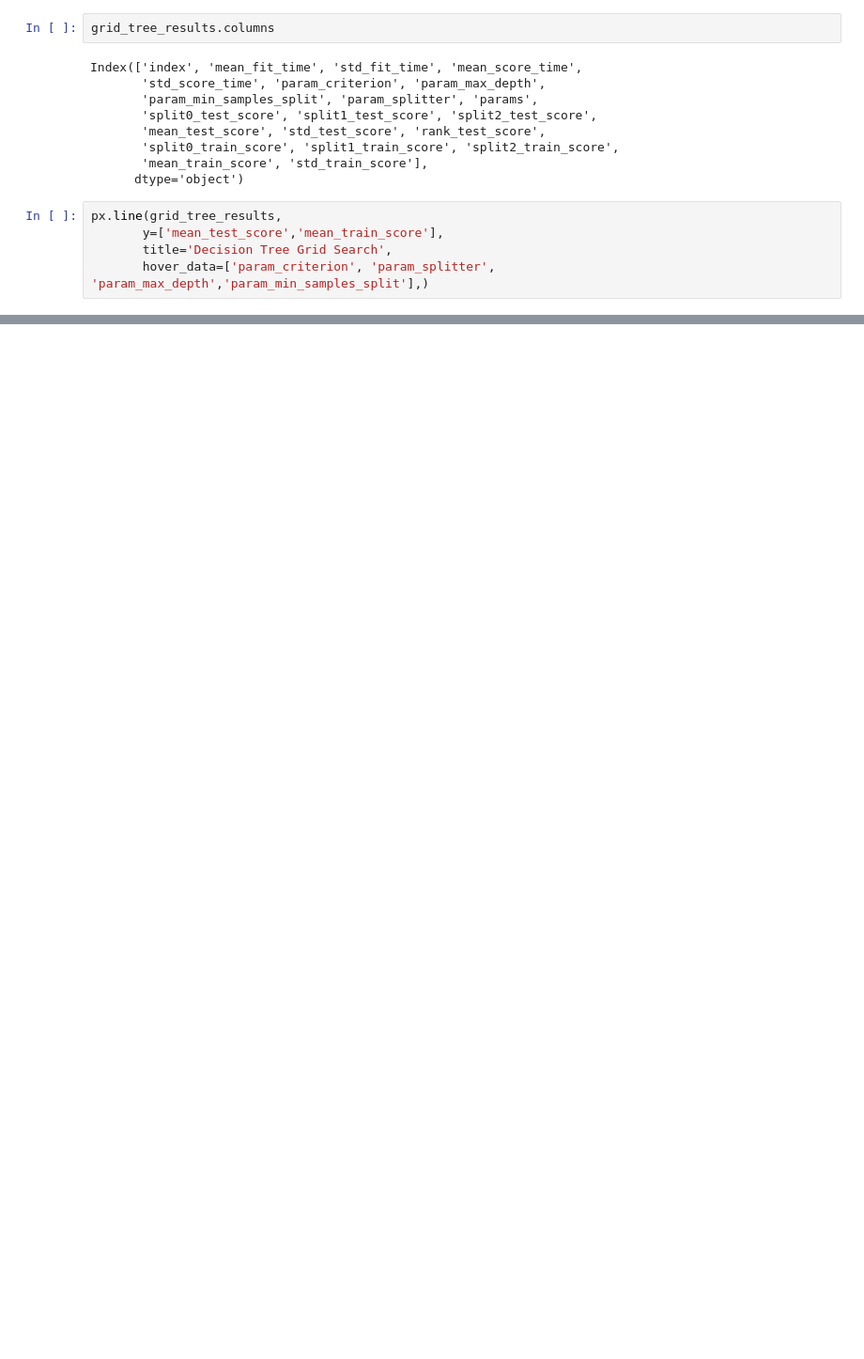
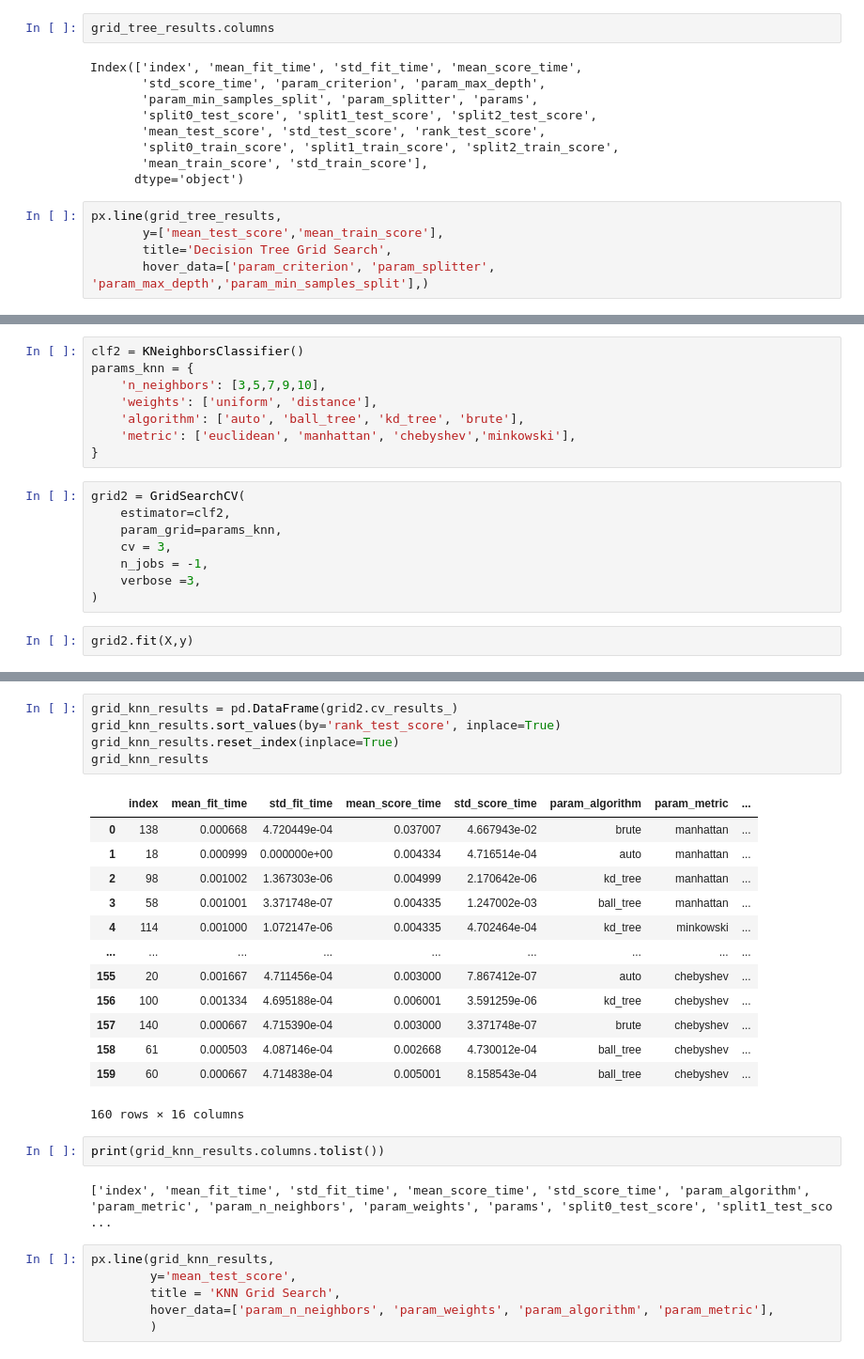
Before and after one commit to digipodium/DP-JUN-ML-200-MTTF, a Jupyter notebook: supervised/classification/grid_search.ipynb, the cells around one changed output, grey strips where cells are left out. Shown at 94% size. Saved outputs shown, nothing was run; the diff lists cells and outputs as text; blank space fills up the shorter version.

Commit message:
grid_search

```diff
--- a/supervised/classification/grid_search.ipynb
+++ b/supervised/classification/grid_search.ipynb
@@ -107,0 +110,18 @@ px.line(grid_tree_results,
+# %%
+clf2 = KNeighborsClassifier()
+params_knn = {
+    'n_neighbors': [3,5,7,9,10],
+    'weights': ['uniform', 'distance'],
+    'algorithm': ['auto', 'ball_tree', 'kd_tree', 'brute'],
+    'metric': ['euclidean', 'manhattan', 'chebyshev','minkowski'],
+}
+# %%
+grid2 = GridSearchCV(
+    estimator=clf2,
+    param_grid=params_knn,
+    cv = 3,
+    n_jobs = -1,
+    verbose =3,
+)
+# %%
+grid2.fit(X,y)
@@ -107,0 +137,29 @@ px.line(grid_tree_results,
+# %%
+grid_knn_results = pd.DataFrame(grid2.cv_results_)
+grid_knn_results.sort_values(by='rank_test_score', inplace=True)
+grid_knn_results.reset_index(inplace=True)
+grid_knn_results
+# %% [output]
+|  | index | mean_fit_time | std_fit_time | mean_score_time | std_score_time | param_algorithm | param_metric | ... |
+| 0 | 138 | 0.000668 | 4.720449e-04 | 0.037007 | 4.667943e-02 | brute | manhattan | ... |
+| 1 | 18 | 0.000999 | 0.000000e+00 | 0.004334 | 4.716514e-04 | auto | manhattan | ... |
+| 2 | 98 | 0.001002 | 1.367303e-06 | 0.004999 | 2.170642e-06 | kd_tree | manhattan | ... |
+| 3 | 58 | 0.001001 | 3.371748e-07 | 0.004335 | 1.247002e-03 | ball_tree | manhattan | ... |
+| 4 | 114 | 0.001000 | 1.072147e-06 | 0.004335 | 4.702464e-04 | kd_tree | minkowski | ... |
+| ... | ... | ... | ... | ... | ... | ... | ... | ... |
+| 155 | 20 | 0.001667 | 4.711456e-04 | 0.003000 | 7.867412e-07 | auto | chebyshev | ... |
+| 156 | 100 | 0.001334 | 4.695188e-04 | 0.006001 | 3.591259e-06 | kd_tree | chebyshev | ... |
+| 157 | 140 | 0.000667 | 4.715390e-04 | 0.003000 | 3.371748e-07 | brute | chebyshev | ... |
+| 158 | 61 | 0.000503 | 4.087146e-04 | 0.002668 | 4.730012e-04 | ball_tree | chebyshev | ... |
+| 159 | 60 | 0.000667 | 4.714838e-04 | 0.005001 | 8.158543e-04 | ball_tree | chebyshev | ... |
+160 rows × 16 columns
+# %%
+print(grid_knn_results.columns.tolist())
+# %% [output]
+['index', 'mean_fit_time', 'std_fit_time', 'mean_score_time', 'std_score_time', 'param_algorithm', 'param_metric', 'param_n_neighbors', 'param_weights', 'params', 'split0_test_score', 'split1_test_sco ...
+# %%
+px.line(grid_knn_results,
+        y='mean_test_score',
+        title = 'KNN Grid Search',
+        hover_data=['param_n_neighbors', 'param_weights', 'param_algorithm', 'param_metric'],
+        )
```
Also changed, not shown: parts of 6 cells of this notebook.
